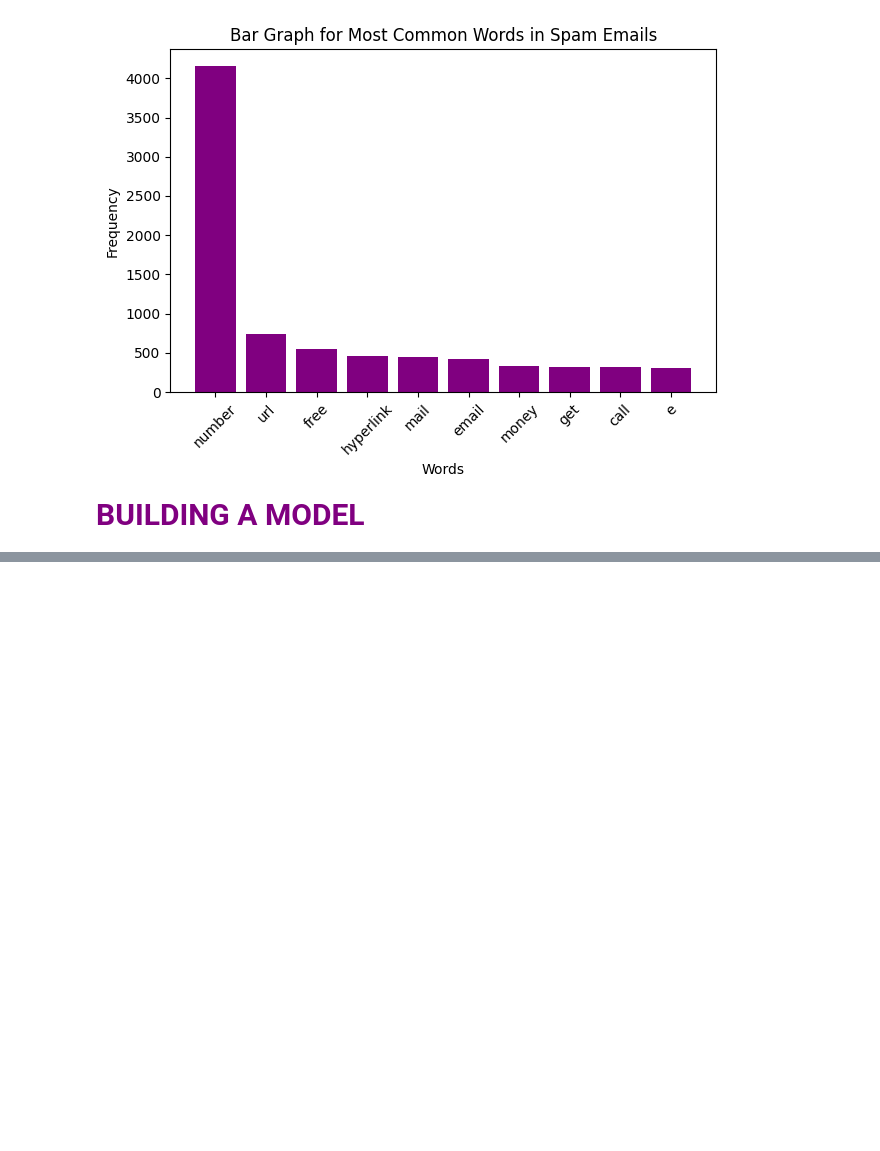
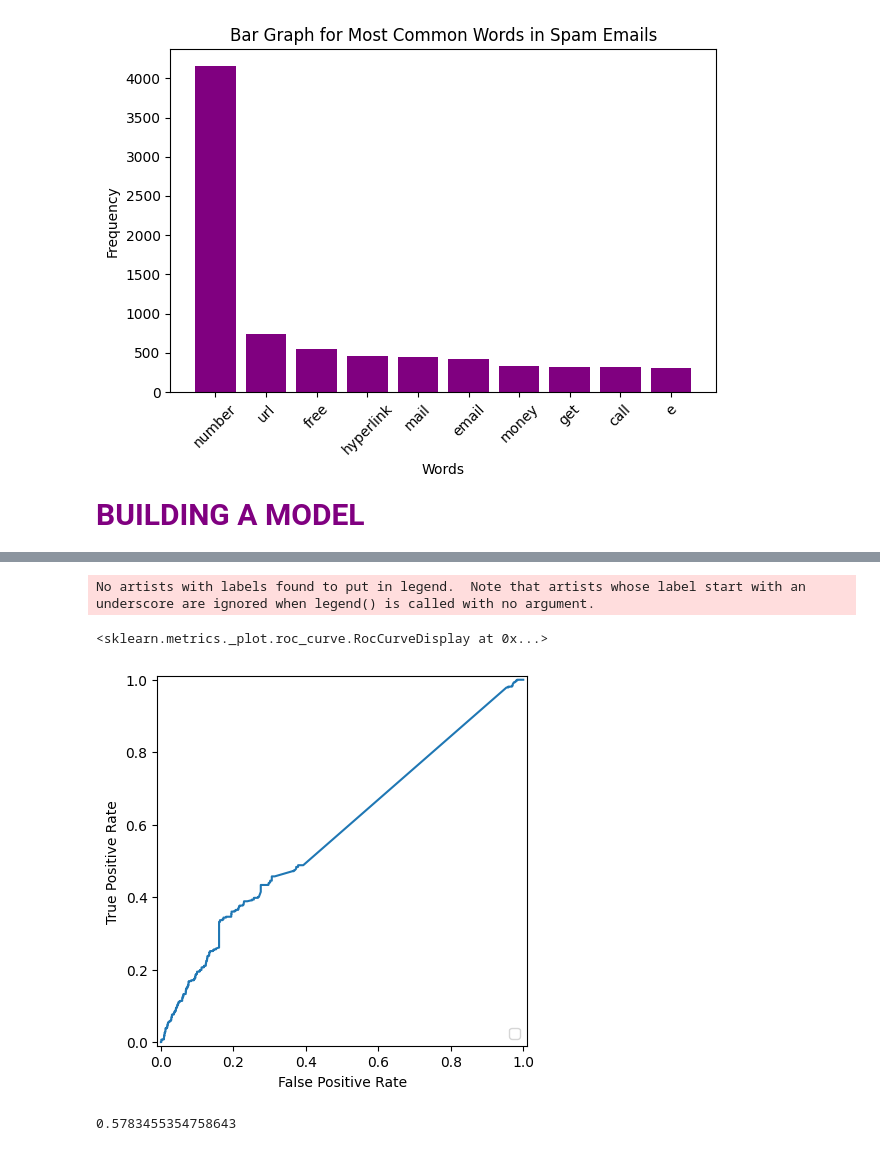
Before and after one commit to Tyiooo/spam-detecting, a Jupyter notebook: spam_prediction-2.ipynb, the cells around one changed output, grey strips where cells are left out. Cells and saved outputs as stored; diff of their text form; code cells hidden in the pictures; blank space fills up the shorter version.

```diff
--- a/spam_prediction-2.ipynb
+++ b/spam_prediction-2.ipynb
@@ -296,0 +256,32 @@ df
+# %%
+models = {
+    "Naive Bayes": MultinomialNB(),
+    "SVM": SVC(kernel= "sigmoid", gamma  = 1.0),
+    'Random Forest': RandomForestClassifier(max_depth = 5)
+}
+
+best_results = {}
+best_model_name = None
+best_accuracy = 0.0
+
+# Train and evaluate models
+for name, model in models.items():
+    model.fit(X_train, y_train)  # Training  the model
+    y_pred = model.predict(X_test)  # Predict on the test set
+
+    accuracy = accuracy_score(y_test, y_pred)  # Calculate accuracy
+    best_results[name] = accuracy  # Store accuracy in the results dictionary
+
+    # Display accuracy and classification report for the current model
+    print(f"{name} Accuracy: {accuracy:.2f}")
+    print("-----------------------------------------------------")
+    print(classification_report(y_test, y_pred))
+
+    # Check if this is the best accuracy so far
+    if accuracy > best_accuracy:
+        best_accuracy = accuracy
+        best_model_name = name
+
+# Display the model with the best accuracy at the end
+print("\nBest Model:")
+print(f"{best_model_name} with Accuracy: {best_accuracy:.2f}")
@@ -296,0 +333,3 @@ df
+# %%
+clf = RandomForestClassifier(max_depth = 5)
+clf.fit(X_train, y_train)
@@ -296,0 +388,18 @@ df
+# %%
+from sklearn.metrics import roc_curve
+
+fpr, tpr, thresholds = roc_curve(y_test, clf.predict_proba(X_test)[:, 1])
+
+from sklearn.metrics import RocCurveDisplay
+
+RocCurveDisplay(fpr=fpr, tpr=tpr).plot()
+# %% [output]
+No artists with labels found to put in legend.  Note that artists whose label start with an underscore are ignored when legend() is called with no argument.
+<sklearn.metrics._plot.roc_curve.RocCurveDisplay at 0x...>
+[figure, added]
+# %%
+from sklearn.metrics import auc
+
+auc(fpr, tpr)
+# %% [output]
+0.5783455354758643
```
Also changed, not shown: parts of 18 cells of this notebook, 1 other file.
